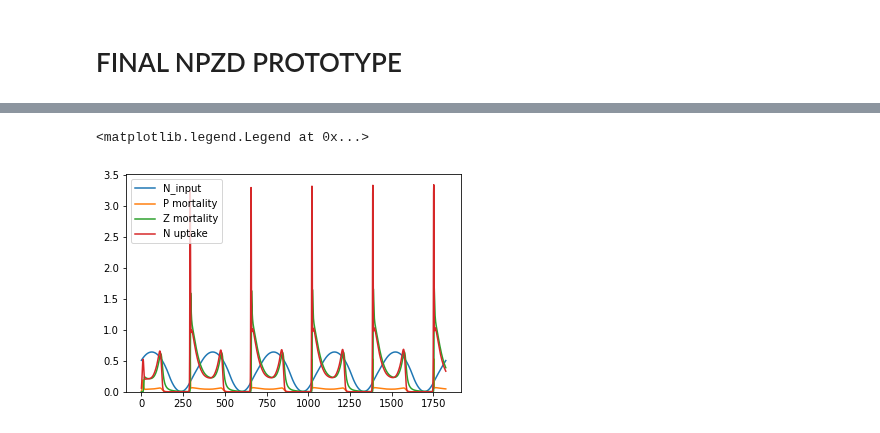
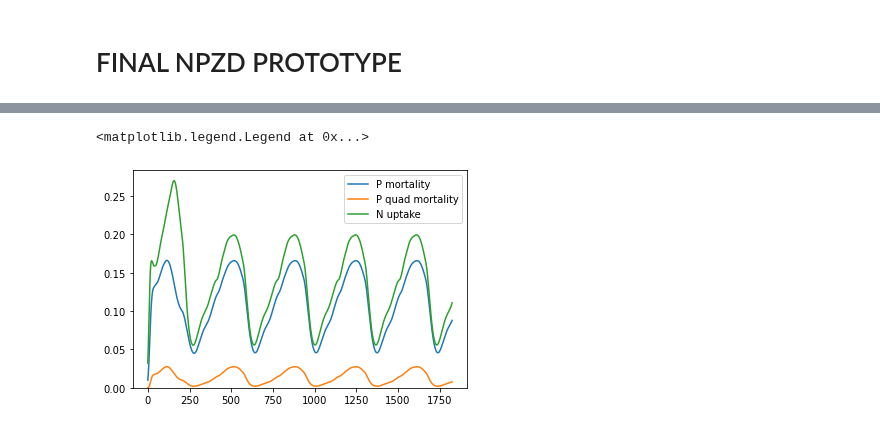
Before and after one commit to ben1post/phydra, a Jupyter notebook: prototypes/FINAL_NPZD_prototype.ipynb, the cells around one changed output, grey strips where cells are left out. Saved outputs shown, nothing was run; the diff lists cells and outputs as text; code cells hidden in the pictures.

```diff
--- a/prototypes/FINAL_NPZD_prototype.ipynb
+++ b/prototypes/FINAL_NPZD_prototype.ipynb
@@ -70,3 +79,6 @@ Solver
+# %%
+# Set common location of global slab forcing
+forcing_location = {'lat':47,'lon':-20,'rbb':2}
 # %%
 odeint_setup = phydra.setup('odeint', NPZD,
             time=np.arange(0,365*5),
@@ -275,11 +307,10 @@ plt.legend()
 # %%
-plt.plot(time, gekko_out.Input__input_value, label='N_input')
-plt.plot(time, gekko_out.Mortality__death_value, label='P mortality')
-plt.plot(time, gekko_out.QuadMortality__death_value, label='Z mortality')
+plt.plot(time, gekko_out.PhytoLinMortality__decay_value, label='P mortality')
+plt.plot(time, gekko_out.PhytoQuadMortality__decay_value, label='P quad mortality')
 plt.plot(time, gekko_out.Growth__growth_value, label='N uptake')
 #plt.plot(time, gekko_out.Grazing__grazing_value, label='Grazing')
 plt.ylim(bottom=0)
 plt.legend()
 # %% [output]
 <matplotlib.legend.Legend at 0x...>
-[figure, old version]
+[figure, new version]
```
Also changed, not shown: parts of 23 cells of this notebook, 19 other files.
